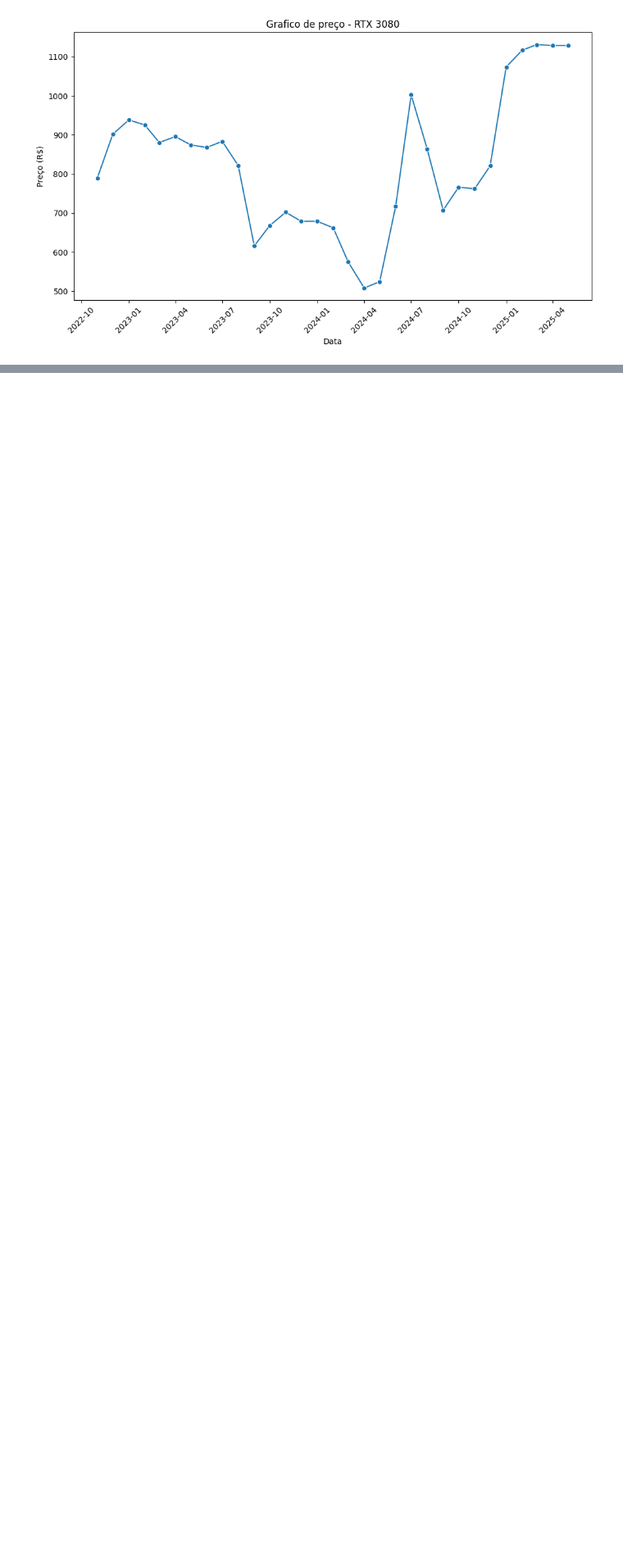
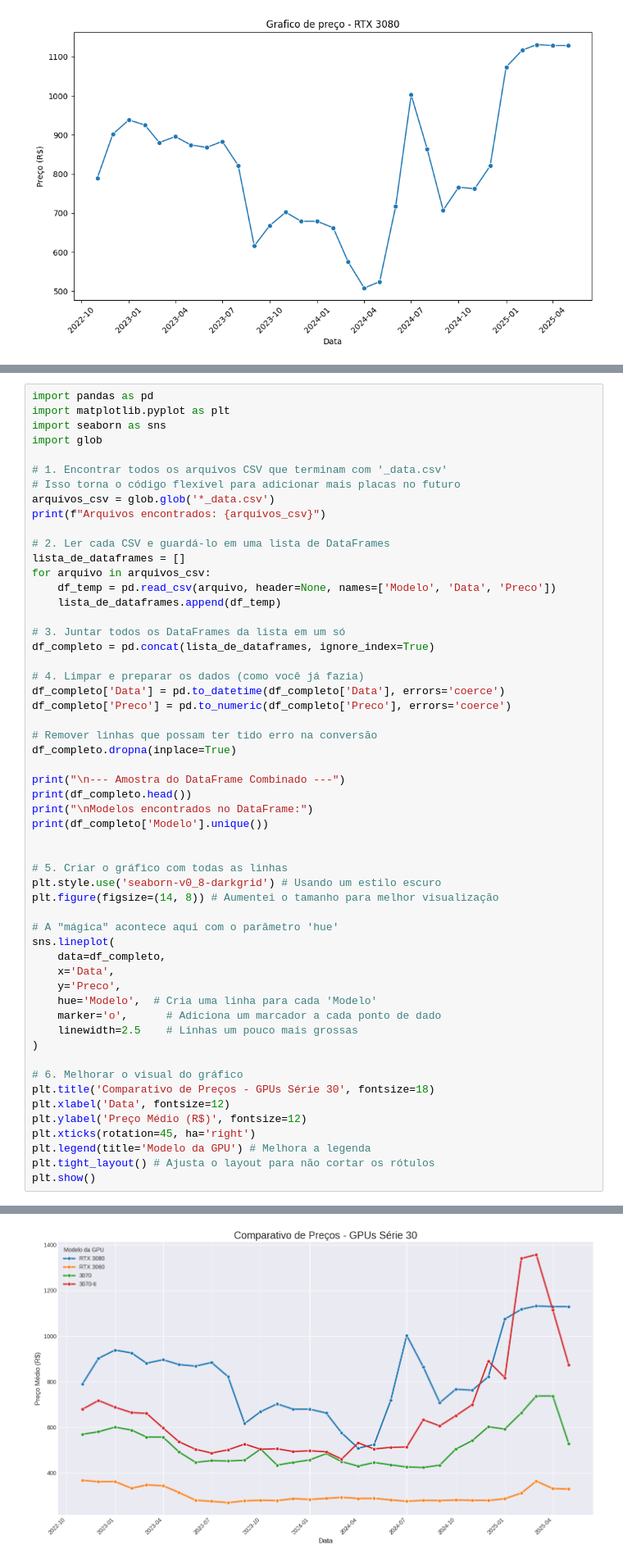
Before and after one commit to yegear1/SeleniumProject, a Jupyter notebook: Dashboard.ipynb, the cells around one changed output, grey strips where cells are left out. Shown: that part at 82% size. Drawn from its saved outputs; the diff is of its cells as text; blank space fills up the shorter version.

Commit message:
Melhor coleta de outros  sites

```diff
--- a/Dashboard.ipynb
+++ b/Dashboard.ipynb
@@ -136,0 +60,56 @@ plt.show()
+# %%
+import pandas as pd
+import matplotlib.pyplot as plt
+import seaborn as sns
+import glob
+
+# 1. Encontrar todos os arquivos CSV que terminam com '_data.csv'
+# Isso torna o código flexível para adicionar mais placas no futuro
+arquivos_csv = glob.glob('*_data.csv')
+print(f"Arquivos encontrados: {arquivos_csv}")
+
+# 2. Ler cada CSV e guardá-lo em uma lista de DataFrames
+lista_de_dataframes = []
+for arquivo in arquivos_csv:
+    df_temp = pd.read_csv(arquivo, header=None, names=['Modelo', 'Data', 'Preco'])
+    lista_de_dataframes.append(df_temp)
+
+# 3. Juntar todos os DataFrames da lista em um só
+df_completo = pd.concat(lista_de_dataframes, ignore_index=True)
+
+# 4. Limpar e preparar os dados (como você já fazia)
+df_completo['Data'] = pd.to_datetime(df_completo['Data'], errors='coerce')
+df_completo['Preco'] = pd.to_numeric(df_completo['Preco'], errors='coerce')
+
+# Remover linhas que possam ter tido erro na conversão
+df_completo.dropna(inplace=True)
+
+print("\n--- Amostra do DataFrame Combinado ---")
+print(df_completo.head())
+print("\nModelos encontrados no DataFrame:")
+print(df_completo['Modelo'].unique())
+
+
+# 5. Criar o gráfico com todas as linhas
+plt.style.use('seaborn-v0_8-darkgrid') # Usando um estilo escuro
+plt.figure(figsize=(14, 8)) # Aumentei o tamanho para melhor visualização
+
+# A "mágica" acontece aqui com o parâmetro 'hue'
+sns.lineplot(
+    data=df_completo,
+    x='Data',
+    y='Preco',
+    hue='Modelo',  # Cria uma linha para cada 'Modelo'
+    marker='o',      # Adiciona um marcador a cada ponto de dado
+    linewidth=2.5    # Linhas um pouco mais grossas
+)
+
+# 6. Melhorar o visual do gráfico
+plt.title('Comparativo de Preços - GPUs Série 30', fontsize=18)
+plt.xlabel('Data', fontsize=12)
+plt.ylabel('Preço Médio (R$)', fontsize=12)
+plt.xticks(rotation=45, ha='right')
+plt.legend(title='Modelo da GPU') # Melhora a legenda
+plt.tight_layout() # Ajusta o layout para não cortar os rótulos
+plt.show()
+# %% [output]
@@ -136,0 +128 @@ plt.show()
+[figure, added]
```
Also changed, not shown: parts of 2 cells of this notebook, 4 other files.
